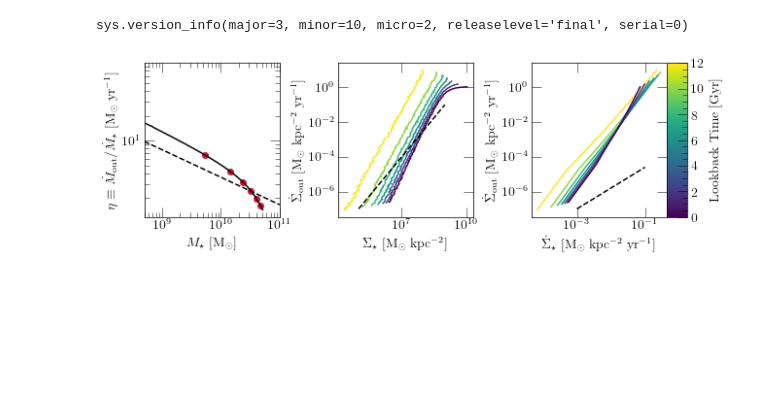
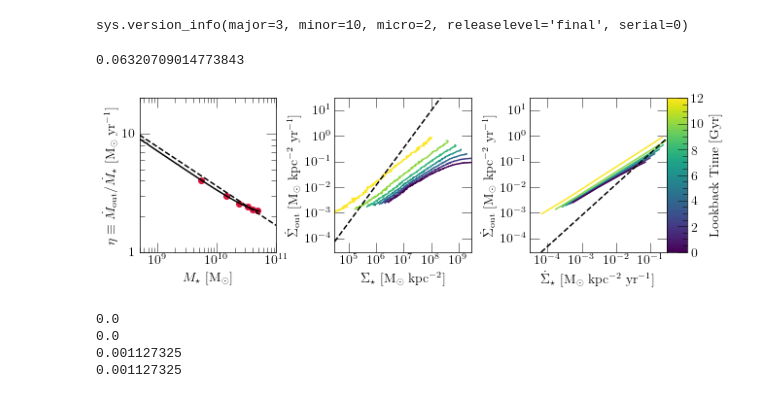
Before and after one commit to giganano/radial-flows, a Jupyter notebook: notebooks/outflows.ipynb, the cells around one changed output. Cells and saved outputs as stored; diff of their text form; code cells hidden in the pictures; blank space fills up the shorter version.

```diff
--- a/notebooks/outflows.ipynb
+++ b/notebooks/outflows.ipynb
@@ -15,9 +15,21 @@ print(sys.version_info)
 # %% [output]
 sys.version_info(major=3, minor=10, micro=2, releaselevel='final', serial=0)
 # %%
-output = vice.output("../outputs/constant/vgas-0-zerometinfall-withoutflows")
+# output = vice.output("../outputs/constant/vgas-0-zerometinfall-withoutflows")
+output = vice.output("../outputs/constant/vgas-0-zerometinfall-J25outflows")
+# %%
+sfr = 0
+mstar = 0
+# for key in output.zones.keys():
+for i in range(155):
+    zone = output.zones["zone%d" % (i)]
+    sfr += (1 - zone.history["R_eff"][-1]) * zone.history["sfr"][-1] * 1.e9
+    mstar += zone.history["mstar"][-1]
+print(sfr / mstar)
+# %% [output]
+0.06320709014773843
 # %%
-LOOKBACKS = [0.01, 2, 4, 6, 8, 10, 12][::-1]
+LOOKBACKS = [0, 2, 4, 6, 8, 10, 12][::-1]
 COLORMAP = "viridis"
 
 fig = plt.figure(figsize = (10, 3))
@@ -36,9 +48,18 @@ ax2.set_xscale("log")
 ax2.set_yscale("log")
 ax3.set_xscale("log")
 ax3.set_yscale("log")
+ax1.yaxis.set_major_formatter(fsf("%g"))
 ax1.set_xlim([5e8, 1e11])
+ax1.set_ylim([1, 20])
 ax1.set_xticks([1e9, 1e10, 1e11])
-# ax1.set_ylim([1, 20])
+ax2.set_xlim([3e4, 3e9])
+ax2.set_ylim([3e-5, 30])
+ax2.set_xticks([1e5, 1e6, 1e7, 1e8, 1e9])
+ax2.set_yticks([1e-4, 1e-3, 1e-2, 1e-1, 1, 10])
+ax3.set_xlim([3e-5, 0.3])
+ax3.set_ylim(ax2.get_ylim())
+ax3.set_xticks([1e-4, 1e-3, 1e-2, 1e-1])
+ax3.set_yticks(ax2.get_yticks())
 
 norm = plt.Normalize(vmin = min(LOOKBACKS), vmax = max(LOOKBACKS))
 cmap = plt.cm.ScalarMappable(cmap = COLORMAP, norm = norm)
@@ -87,35 +108,39 @@ def plot_snapshot(ax_star, ax_sfr, output, lookback, zone_width = 0.1, **kwargs)
     ax_sfr.plot(sigma_sfr, sigma_ofr, **kwargs)
 
 xvals = np.linspace(ax1.get_xlim()[0], ax1.get_xlim()[1], 100)
 yvals = [3.6 * (x / 1e10)**(-1/3) for x in xvals]
 ax1.plot(xvals, yvals, c = named_colors()["black"], linestyle = "--")
 plot_outflow_evol(ax1, output, c = named_colors()["black"])
 
 for i in range(len(LOOKBACKS)):
     kwargs = {
         "c": cmap.to_rgba(LOOKBACKS[i])
     }
     plot_snapshot(ax2, ax3, output, LOOKBACKS[i], **kwargs)
 
 kwargs = {
     "c": named_colors()["black"],
     "linestyle": "--"
 }
-xvals = np.logspace(5, 9, 100)
-yvals = [1.e-7 * (x / 1e5)**1.5 for x in xvals]
+# xvals = np.logspace(5, 9, 100)
+xvals =  np.logspace(np.log10(ax2.get_xlim()[0]), np.log10(ax2.get_xlim()[1]), 100)
+# yvals = [1.e-4 * (x / 1e5)**1.5 for x in xvals]
+yvals = [10**-10.62 * x**1.45 for x in xvals]
 ax2.plot(xvals, yvals, **kwargs)
-xvals = np.logspace(-3, -1, 100)
-yvals = [1.e-7 * (x / 1e-3)**1.2 for x in xvals]
+# xvals = np.logspace(-3, -1, 100)
+xvals = np.logspace(np.log10(ax3.get_xlim()[0]), np.log10(ax3.get_xlim()[1]), 100)
+# yvals = [1.e-4 * (x / 1e-3)**1.2 for x in xvals]
+yvals = [10**0.53 * x**1.21 for x in xvals]
 ax3.plot(xvals, yvals, **kwargs)
 
 plt.tight_layout()
 plt.subplots_adjust(right = 0.82)
 cbar_ax.set_position([
     ax3.get_position().x1,
     ax3.get_position().y0,
     0.03,
     ax3.get_position().y1 - ax3.get_position().y0
 ])
 plt.show()
 # %% [output]
-[figure, old version]
+[figure, new version]
@@ -121,0 +157,8 @@ plt.show()
+# %%
+for i in range(len(outputs)):
+    print(outputs[i].zones["zone80"].history["z_in(o)"][-1])
+# %% [output]
+0.0
+0.0
+0.001127325
+0.001127325
```
Also changed, not shown: parts of 3 cells of this notebook, 10 other files.
